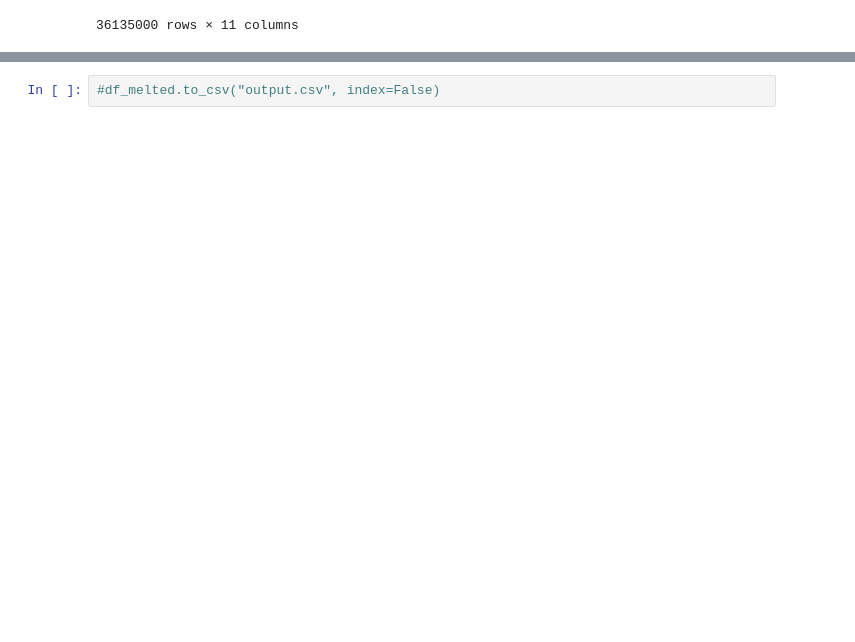
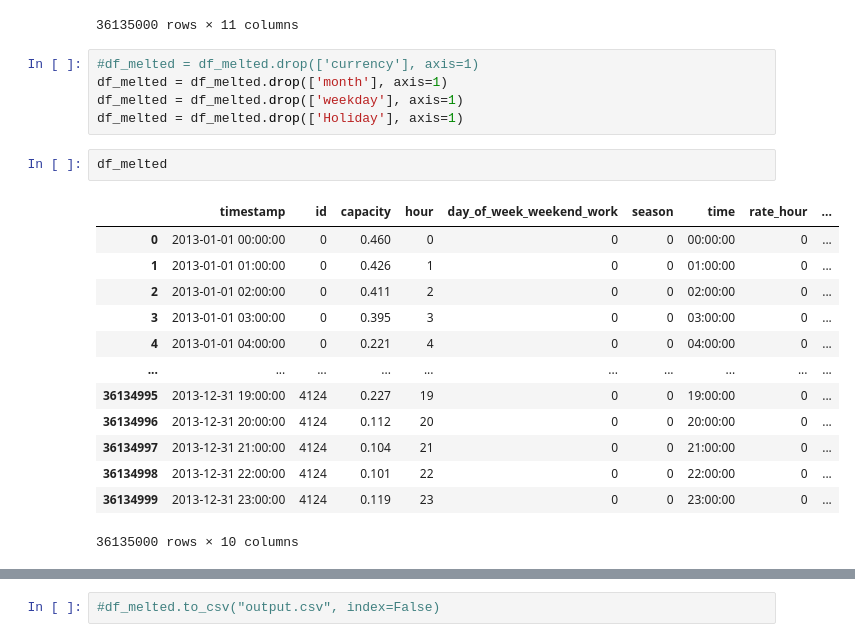
Before and after one commit to am11001/watt_s_up, a Jupyter notebook: scripts_for_data_processing/data_generation_from_privided.ipynb, the cells around one changed output, grey strips where cells are left out. Cells and saved outputs as stored; diff of their text form; blank space fills up the shorter version.

```diff
--- a/scripts_for_data_processing/data_generation_from_privided.ipynb
+++ b/scripts_for_data_processing/data_generation_from_privided.ipynb
@@ -240,3 +248,24 @@ df_melted
 | 36134998 | 2013-12-31 22:00:00 | 4124 | 0.101 | 12 | 1 | 22 | 0 | 0 | 0 | ... |
 | 36134999 | 2013-12-31 23:00:00 | 4124 | 0.119 | 12 | 1 | 23 | 0 | 0 | 0 | ... |
 36135000 rows × 11 columns
+# %%
+#df_melted = df_melted.drop(['currency'], axis=1)
+df_melted = df_melted.drop(['month'], axis=1)
+df_melted = df_melted.drop(['weekday'], axis=1)
+df_melted = df_melted.drop(['Holiday'], axis=1)
+# %%
+df_melted
+# %% [output]
+|  | timestamp | id | capacity | hour | day_of_week_weekend_work | season | time | rate_hour | ... |
+| 0 | 2013-01-01 00:00:00 | 0 | 0.460 | 0 | 0 | 0 | 00:00:00 | 0 | ... |
+| 1 | 2013-01-01 01:00:00 | 0 | 0.426 | 1 | 0 | 0 | 01:00:00 | 0 | ... |
+| 2 | 2013-01-01 02:00:00 | 0 | 0.411 | 2 | 0 | 0 | 02:00:00 | 0 | ... |
+| 3 | 2013-01-01 03:00:00 | 0 | 0.395 | 3 | 0 | 0 | 03:00:00 | 0 | ... |
+| 4 | 2013-01-01 04:00:00 | 0 | 0.221 | 4 | 0 | 0 | 04:00:00 | 0 | ... |
+| ... | ... | ... | ... | ... | ... | ... | ... | ... | ... |
+| 36134995 | 2013-12-31 19:00:00 | 4124 | 0.227 | 19 | 0 | 0 | 19:00:00 | 0 | ... |
+| 36134996 | 2013-12-31 20:00:00 | 4124 | 0.112 | 20 | 0 | 0 | 20:00:00 | 0 | ... |
+| 36134997 | 2013-12-31 21:00:00 | 4124 | 0.104 | 21 | 0 | 0 | 21:00:00 | 0 | ... |
+| 36134998 | 2013-12-31 22:00:00 | 4124 | 0.101 | 22 | 0 | 0 | 22:00:00 | 0 | ... |
+| 36134999 | 2013-12-31 23:00:00 | 4124 | 0.119 | 23 | 0 | 0 | 23:00:00 | 0 | ... |
+36135000 rows × 10 columns
```
Also changed, not shown: parts of 13 cells of this notebook.
